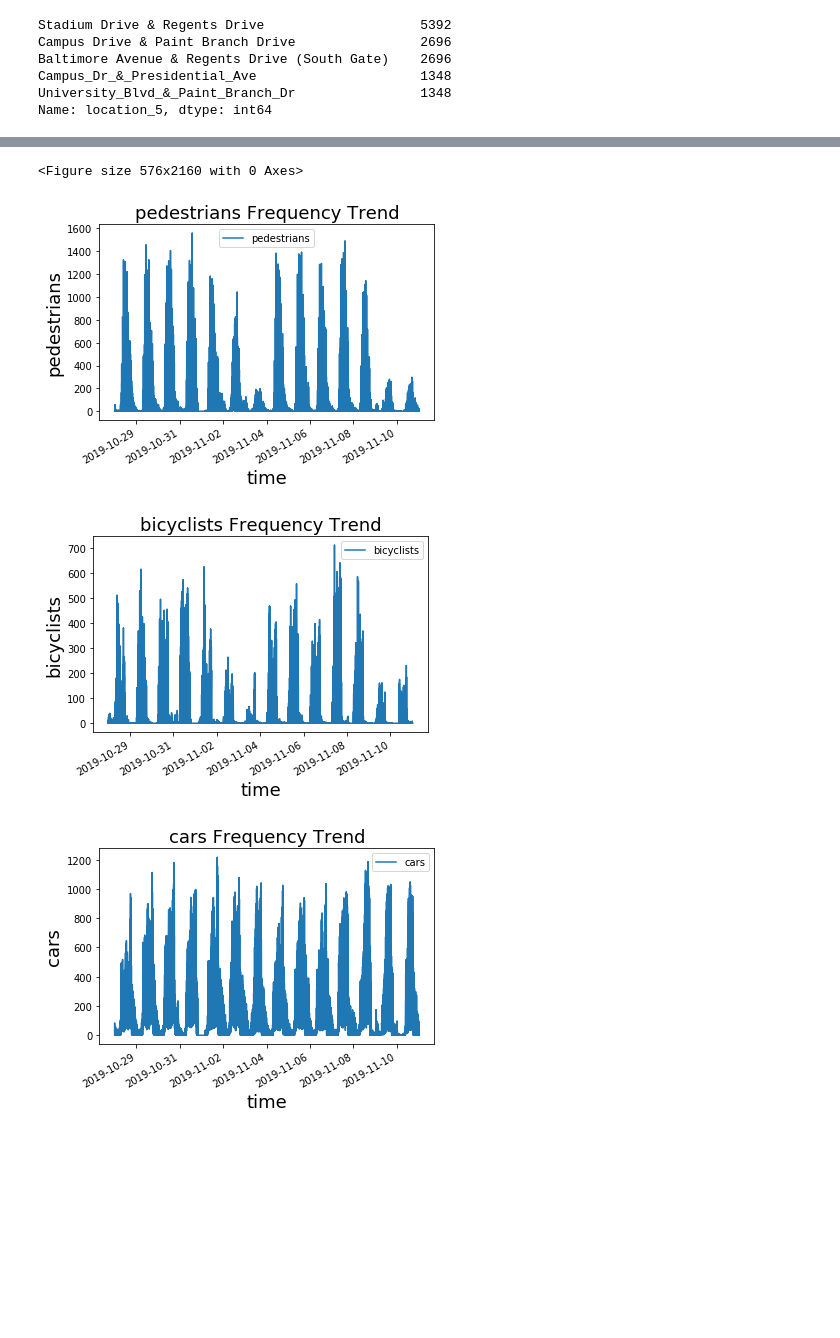
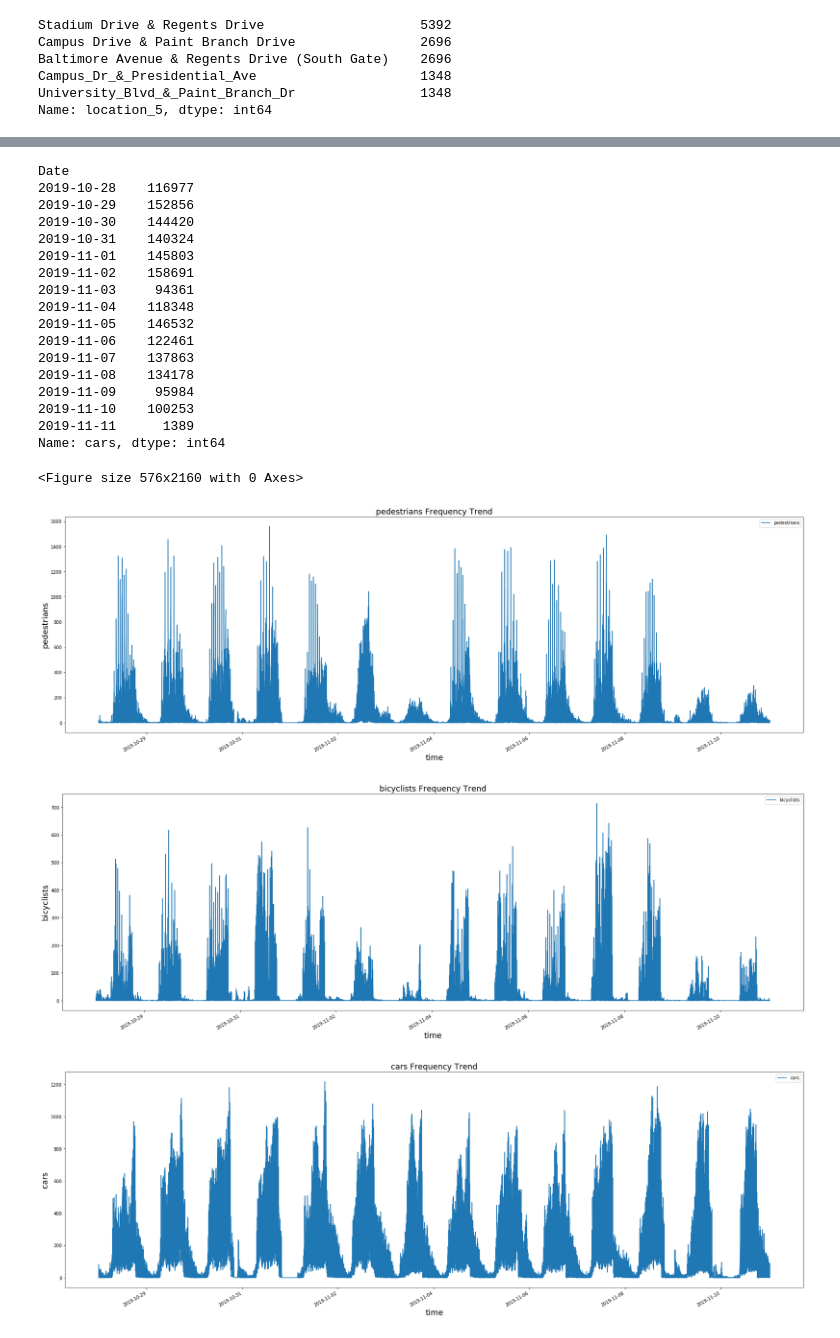
Before and after one commit to bjcthatisme/Challenge_DC20018, a Jupyter notebook: DOTS.ipynb, the cells around one changed output, grey strips where cells are left out. Cells and saved outputs as stored; diff of their text form; code cells hidden in the pictures; blank space fills up the shorter version.

```diff
--- a/DOTS.ipynb
+++ b/DOTS.ipynb
@@ -22,11 +22,10 @@ Dots.sample(5)
 Dots['Date'] = Dots['time'].str[:10]
 Dots['Date'] = pd.to_datetime(Dots['Date'])
 #pd.to_datetime(Dots['Date'], format='%Y%m%d')
-# %%
-Dots['StartTime'] = Dots['time'].str[11:19]
-Dots['StartTime'] = pd.to_datetime(Dots['StartTime'])
 # %%
 Dots['time'] = pd.to_datetime(Dots['time'].str[:10]+' '+Dots['time'].str[11:19])
+# %%
+Dots['StartTime'] = Dots['time'].apply(lambda x: x.time())
 # %%
 Dots['location'].value_counts()
 # %% [output]
@@ -77,20 +85,39 @@ Name: location_5, dtype: int64
 import os
 if not os.path.exists("figs"):
     os.makedirs("figs")
+# %%
+Dots.groupby(['Date'])['cars'].sum()
+# %% [output]
+Date
+2019-10-28    116977
+2019-10-29    152856
+2019-10-30    144420
+2019-10-31    140324
+2019-11-01    145803
+2019-11-02    158691
+2019-11-03     94361
+2019-11-04    118348
+2019-11-05    146532
+2019-11-06    122461
+2019-11-07    137863
+2019-11-08    134178
+2019-11-09     95984
+2019-11-10    100253
+2019-11-11      1389
+Name: cars, dtype: int64
 # %%
 plt.figure(figsize=(8,30))
 
 for types in ['pedestrians','bicyclists','cars','buses','trucks']:
-    Dots.plot('time',types
-             )
+    Dots.plot(kind= 'line',x ='time', y=types,figsize = (30,10))
 
     plt.xlabel('time', fontsize =18)
     plt.ylabel(types,fontsize =18)
     plt.title(types + ' Frequency Trend',fontsize =18, color = "k")
     plt.savefig("figs/" + types +".png",dpi=100)
     plt.show()
 # %% [output]
 <Figure size 576x2160 with 0 Axes>
-[figure, old version]
+[figure, new version]
-[figure, old version]
+[figure, new version]
-[figure, old version]
+[figure, new version]
```
Also changed, not shown: parts of 9 cells of this notebook.
